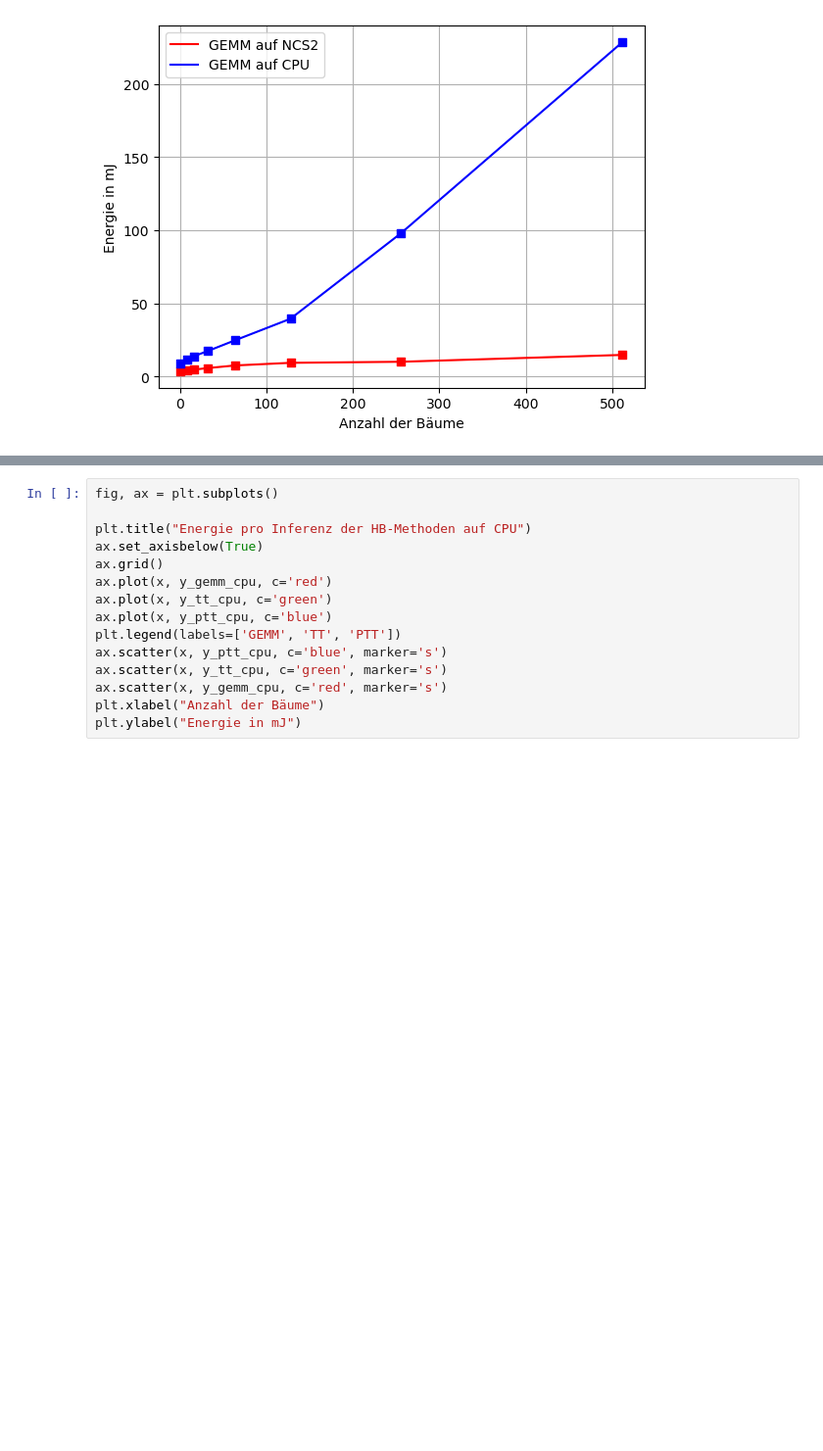
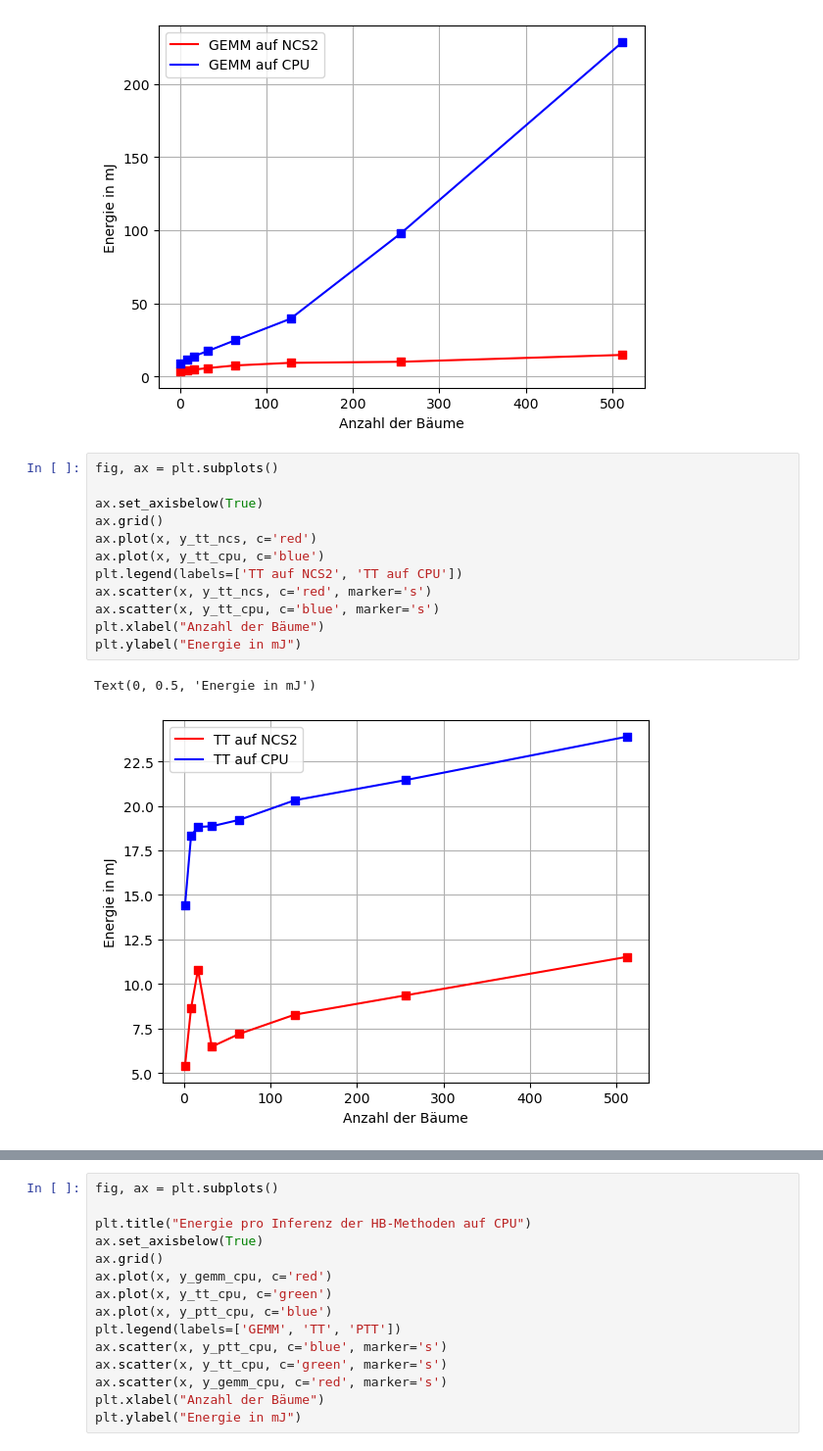
Before and after one commit to R-e-d-a-X/EdgeTPU-and-NCS, a Jupyter notebook: src/ncs/NCS_visualization.ipynb, the cells around one changed output, grey strips where cells are left out. Shown: that part at 98% size. Saved outputs shown, nothing was run; the diff lists cells and outputs as text; blank space fills up the shorter version.

```diff
--- a/src/ncs/NCS_visualization.ipynb
+++ b/src/ncs/NCS_visualization.ipynb
@@ -230,3 +230,18 @@ plt.ylabel("Energie in mJ")
 # %% [output]
 Text(0, 0.5, 'Energie in mJ')
 [figure]
+# %%
+fig, ax = plt.subplots()
+
+ax.set_axisbelow(True)
+ax.grid()
+ax.plot(x, y_tt_ncs, c='red')
+ax.plot(x, y_tt_cpu, c='blue')
+plt.legend(labels=['TT auf NCS2', 'TT auf CPU'])
+ax.scatter(x, y_tt_ncs, c='red', marker='s')
+ax.scatter(x, y_tt_cpu, c='blue', marker='s')
+plt.xlabel("Anzahl der Bäume")
+plt.ylabel("Energie in mJ")
+# %% [output]
+Text(0, 0.5, 'Energie in mJ')
+[figure, added]
```
Also changed, not shown: parts of 11 cells of this notebook, 4 other files.
